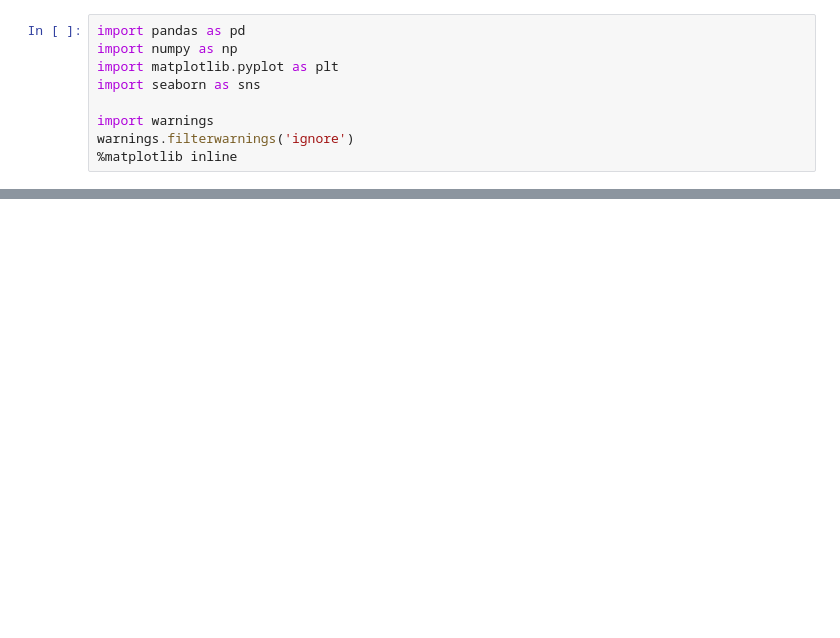
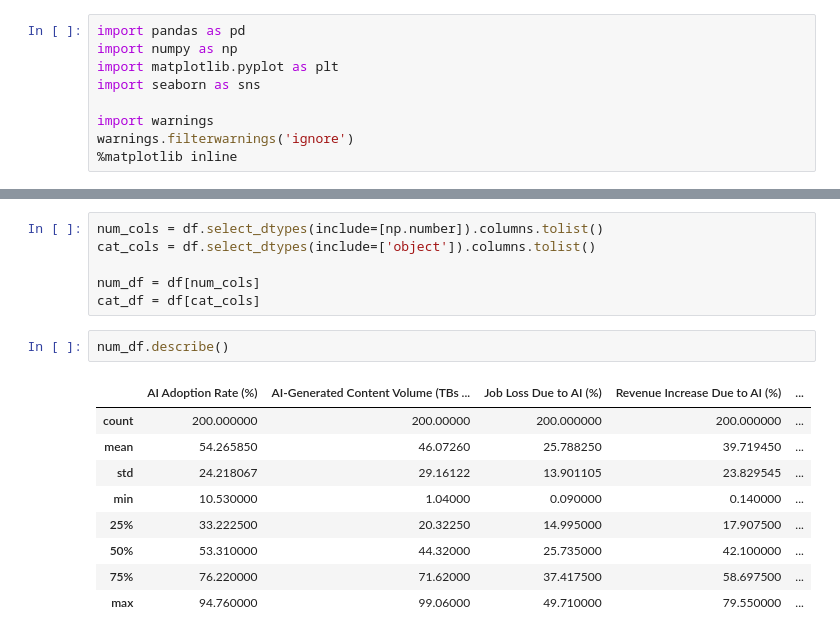
Before and after one commit to SaanvikaVanga/FTI-DSRP-AI_Impact_Research, a Jupyter notebook: Code_For_AI_Impact_Research.ipynb, the cells around one changed output, grey strips where cells are left out. Saved outputs shown, nothing was run; the diff lists cells and outputs as text; blank space fills up the shorter version.

```diff
--- a/Code_For_AI_Impact_Research.ipynb
+++ b/Code_For_AI_Impact_Research.ipynb
@@ -20,0 +55,18 @@ SyntaxError: invalid syntax (2377713155.py, line 1)
+# %%
+num_cols = df.select_dtypes(include=[np.number]).columns.tolist()
+cat_cols = df.select_dtypes(include=['object']).columns.tolist()
+
+num_df = df[num_cols]
+cat_df = df[cat_cols]
+# %%
+num_df.describe()
+# %% [output]
+|  | AI Adoption Rate (%) | AI-Generated Content Volume (TBs ... | Job Loss Due to AI (%) | Revenue Increase Due to AI (%) | ... |
+| count | 200.000000 | 200.00000 | 200.000000 | 200.000000 | ... |
+| mean | 54.265850 | 46.07260 | 25.788250 | 39.719450 | ... |
+| std | 24.218067 | 29.16122 | 13.901105 | 23.829545 | ... |
+| min | 10.530000 | 1.04000 | 0.090000 | 0.140000 | ... |
+| 25% | 33.222500 | 20.32250 | 14.995000 | 17.907500 | ... |
+| 50% | 53.310000 | 44.32000 | 25.735000 | 42.100000 | ... |
+| 75% | 76.220000 | 71.62000 | 37.417500 | 58.697500 | ... |
+| max | 94.760000 | 99.06000 | 49.710000 | 79.550000 | ... |
```
Also changed, not shown: parts of 10 cells of this notebook.
